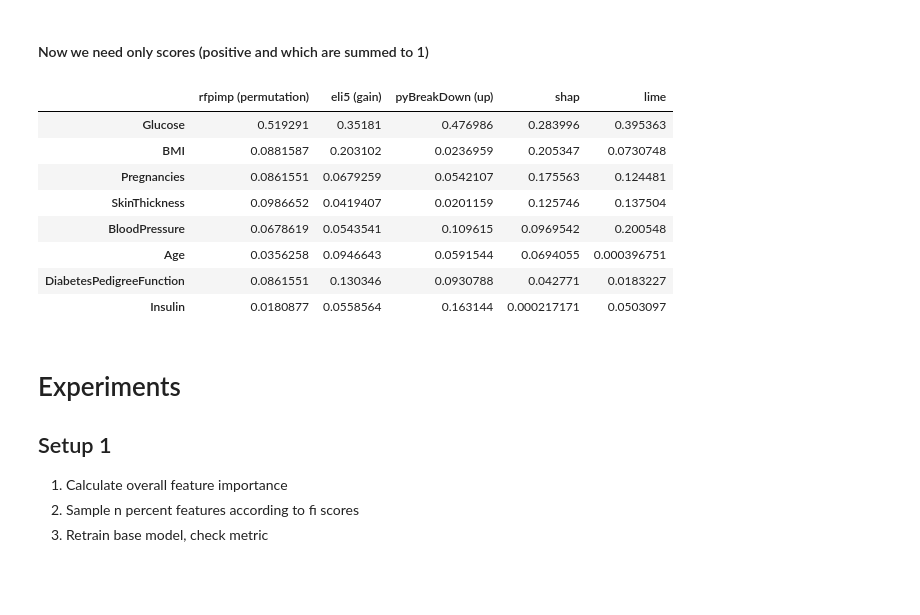
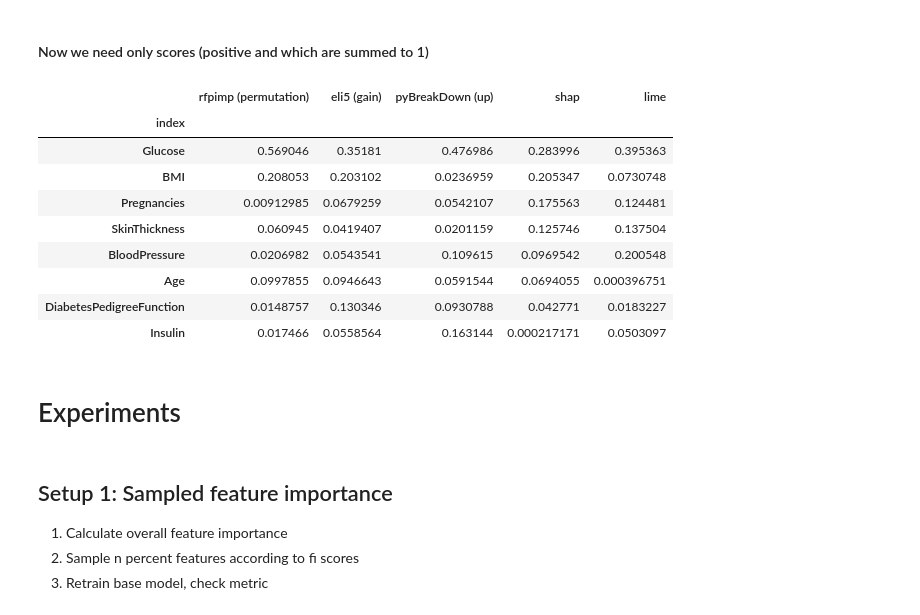
Before and after one commit to MikhailKuz/msu_3course_diary, a Jupyter notebook: experiments/diabets.ipynb, the cells around one changed output. Cells and saved outputs as stored; diff of their text form; code cells hidden in the pictures; blank space fills up the shorter version.

Commit message:
add experiments (Setup 1 && Setup 2)

```diff
--- a/experiments/diabets.ipynb
+++ b/experiments/diabets.ipynb
@@ -295,9 +711,6 @@ Let's see *in what form* you can find out the feature importance (instance-wise/
 # %% [markdown]
 **rfpimp** (dataset)
 # %%
-def f1_metric(model, X_valid, y_valid, sample_weights):
-    return f1_score(y_valid, model.predict(X_valid))
-
 #permutation importance
 rfpimp.importances(clf, X_valid, y_valid, metric=f1_metric)
 # %% [output]
@@ -442,0 +797,6 @@ all_fi
+# %%
+all_fi = get_feature_importances(clf, X_train, X_valid, y_valid, f1_metric)
+all_fi.reset_index(inplace=True)
+all_fi.to_csv(path_to_datasets + 'all_fi.csv', sep='\t', encoding='utf-8', index=False)
+all_fi.set_index('index', inplace=True)
+all_fi
@@ -444,14 +815,18 @@ all_fi
 #### Now we need only scores (positive and which are summed to 1)
 # %%
 norm_all_fi = (all_fi.abs() / all_fi.abs().sum(axis=0))
+norm_all_fi.reset_index(inplace=True)
+norm_all_fi.to_csv(path_to_datasets + 'norm_all_fi.csv', sep='\t', encoding='utf-8', index=False)
+norm_all_fi.set_index('index', inplace=True)
 norm_all_fi.sort_values('shap', ascending=False)
 # %% [output]
 |  | rfpimp (permutation) | eli5 (gain) | pyBreakDown (up) | shap | lime |
-| Glucose | 0.519291 | 0.35181 | 0.476986 | 0.283996 | 0.395363 |
-| BMI | 0.0881587 | 0.203102 | 0.0236959 | 0.205347 | 0.0730748 |
-| Pregnancies | 0.0861551 | 0.0679259 | 0.0542107 | 0.175563 | 0.124481 |
-| SkinThickness | 0.0986652 | 0.0419407 | 0.0201159 | 0.125746 | 0.137504 |
-| BloodPressure | 0.0678619 | 0.0543541 | 0.109615 | 0.0969542 | 0.200548 |
-| Age | 0.0356258 | 0.0946643 | 0.0591544 | 0.0694055 | 0.000396751 |
-| DiabetesPedigreeFunction | 0.0861551 | 0.130346 | 0.0930788 | 0.042771 | 0.0183227 |
-| Insulin | 0.0180877 | 0.0558564 | 0.163144 | 0.000217171 | 0.0503097 |
+| index |  |  |  |  |  |
+| Glucose | 0.569046 | 0.35181 | 0.476986 | 0.283996 | 0.395363 |
+| BMI | 0.208053 | 0.203102 | 0.0236959 | 0.205347 | 0.0730748 |
+| Pregnancies | 0.00912985 | 0.0679259 | 0.0542107 | 0.175563 | 0.124481 |
+| SkinThickness | 0.060945 | 0.0419407 | 0.0201159 | 0.125746 | 0.137504 |
+| BloodPressure | 0.0206982 | 0.0543541 | 0.109615 | 0.0969542 | 0.200548 |
+| Age | 0.0997855 | 0.0946643 | 0.0591544 | 0.0694055 | 0.000396751 |
+| DiabetesPedigreeFunction | 0.0148757 | 0.130346 | 0.0930788 | 0.042771 | 0.0183227 |
+| Insulin | 0.017466 | 0.0558564 | 0.163144 | 0.000217171 | 0.0503097 |
@@ -460,6 +839,7 @@ norm_all_fi.to_csv(path_to_datasets + 'norm_all_fi.csv', sep='\t', encoding='utf
+# %% [markdown]
+# Experiments
 # %% [markdown]
-# Experiments
-## Setup 1
+## Setup 1: Sampled feature importance
 1. Calculate overall feature importance
 2. Sample n percent features according to fi scores
 3. Retrain base model, check metric
```
Also changed, not shown: parts of 34 cells of this notebook.
